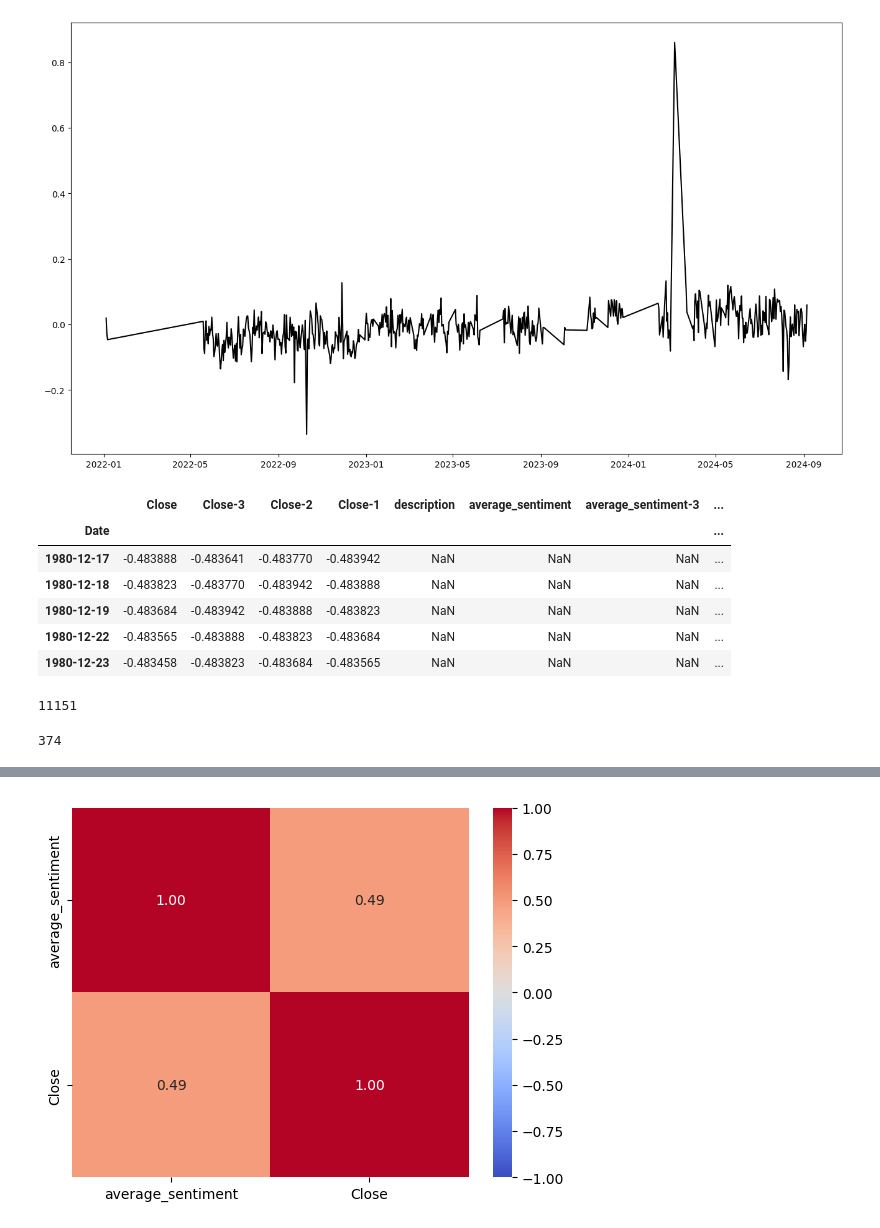
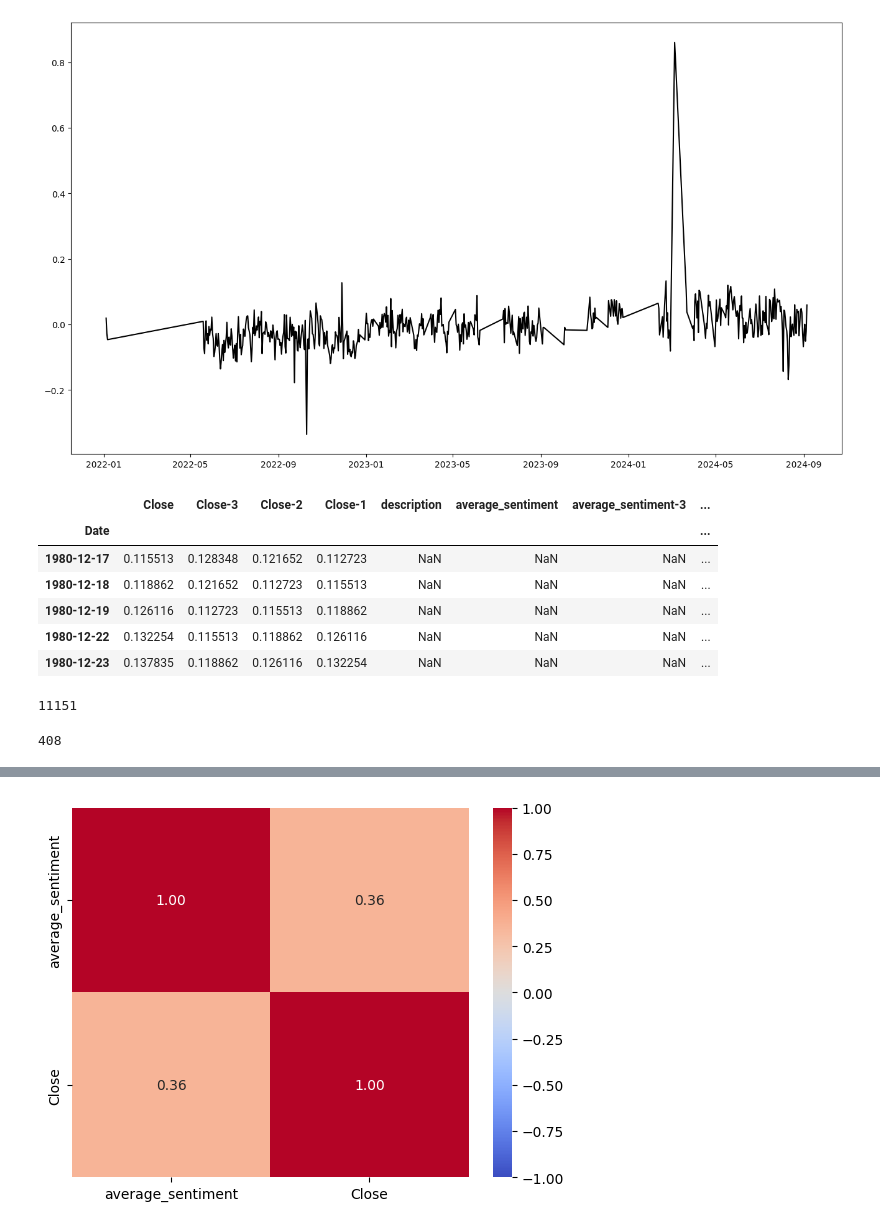
Before and after one commit to gregorkovac/lsentiment, a Jupyter notebook: notebooks/04_lstm_sentiment.ipynb, the cells around one changed output, grey strips where cells are left out. Saved outputs shown, nothing was run; the diff lists cells and outputs as text; code cells hidden in the pictures.

```diff
--- a/notebooks/04_lstm_sentiment.ipynb
+++ b/notebooks/04_lstm_sentiment.ipynb
@@ -60,7 +66,7 @@ df_stocks.columns = ["Date", "Open", "High", "Low", "Close", "AdjClose", "Volume
 df_stocks = df_stocks[["Date", FOCUS_PRICE]]
 
 # df_stocks[FOCUS_PRICE] = (df_stocks[FOCUS_PRICE] - df_stocks[FOCUS_PRICE].min()) / (df_stocks[FOCUS_PRICE].max() - df_stocks[FOCUS_PRICE].min())
-df_stocks[FOCUS_PRICE] = (df_stocks[FOCUS_PRICE] - df_stocks[FOCUS_PRICE].mean()) / df_stocks[FOCUS_PRICE].std()
+# df_stocks[FOCUS_PRICE] = (df_stocks[FOCUS_PRICE] - df_stocks[FOCUS_PRICE].mean()) / df_stocks[FOCUS_PRICE].std()
 
 df_stocks["Date"] = df_stocks["Date"].apply(lambda x: x.split(" ")[0])
 df_stocks["Date"] = df_stocks["Date"].apply(preprocess_data.convert_date)
@@ -182,17 +128,17 @@ plt.plot(daily_sentiment["average_sentiment"], color="black")
 [figure]
 # %%
 df = pd.merge(df_stocks, daily_sentiment, how="left", left_index=True, right_index=True)
-df["average_sentiment"] = df["average_sentiment"].shift(1)
+# df["average_sentiment"] = df["average_sentiment"].shift(1)
 display(df.head())
 print(len(df))
 # %% [output]
 |  | Close | Close-3 | Close-2 | Close-1 | description | average_sentiment | average_sentiment-3 | ... |
 | Date |  |  |  |  |  |  |  | ... |
-| 1980-12-17 | -0.483888 | -0.483641 | -0.483770 | -0.483942 | NaN | NaN | NaN | ... |
-| 1980-12-18 | -0.483823 | -0.483770 | -0.483942 | -0.483888 | NaN | NaN | NaN | ... |
-| 1980-12-19 | -0.483684 | -0.483942 | -0.483888 | -0.483823 | NaN | NaN | NaN | ... |
-| 1980-12-22 | -0.483565 | -0.483888 | -0.483823 | -0.483684 | NaN | NaN | NaN | ... |
-| 1980-12-23 | -0.483458 | -0.483823 | -0.483684 | -0.483565 | NaN | NaN | NaN | ... |
+| 1980-12-17 | 0.115513 | 0.128348 | 0.121652 | 0.112723 | NaN | NaN | NaN | ... |
+| 1980-12-18 | 0.118862 | 0.121652 | 0.112723 | 0.115513 | NaN | NaN | NaN | ... |
+| 1980-12-19 | 0.126116 | 0.112723 | 0.115513 | 0.118862 | NaN | NaN | NaN | ... |
+| 1980-12-22 | 0.132254 | 0.115513 | 0.118862 | 0.126116 | NaN | NaN | NaN | ... |
+| 1980-12-23 | 0.137835 | 0.118862 | 0.126116 | 0.132254 | NaN | NaN | NaN | ... |
 11151
 # %%
 # df["average_sentiment"] = df["average_sentiment"].fillna(0.5)
@@ -201,4 +147,4 @@ for i in range(1, WINDOW_SIZE + 1):
     df = df[df[f"average_sentiment-{i}"].notna()]
 print(len(df))
 # %% [output]
-374
+408
```
Also changed, not shown: parts of 20 cells of this notebook, 6 other files.
